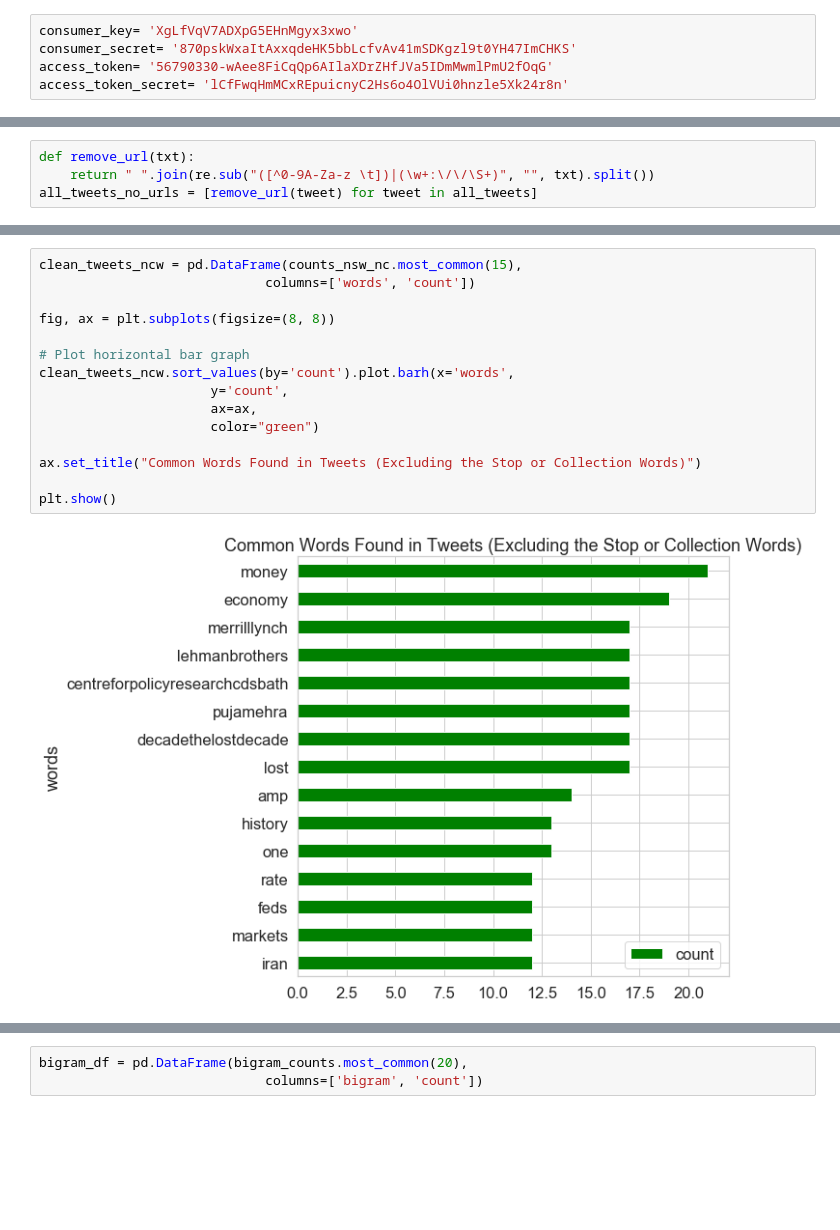
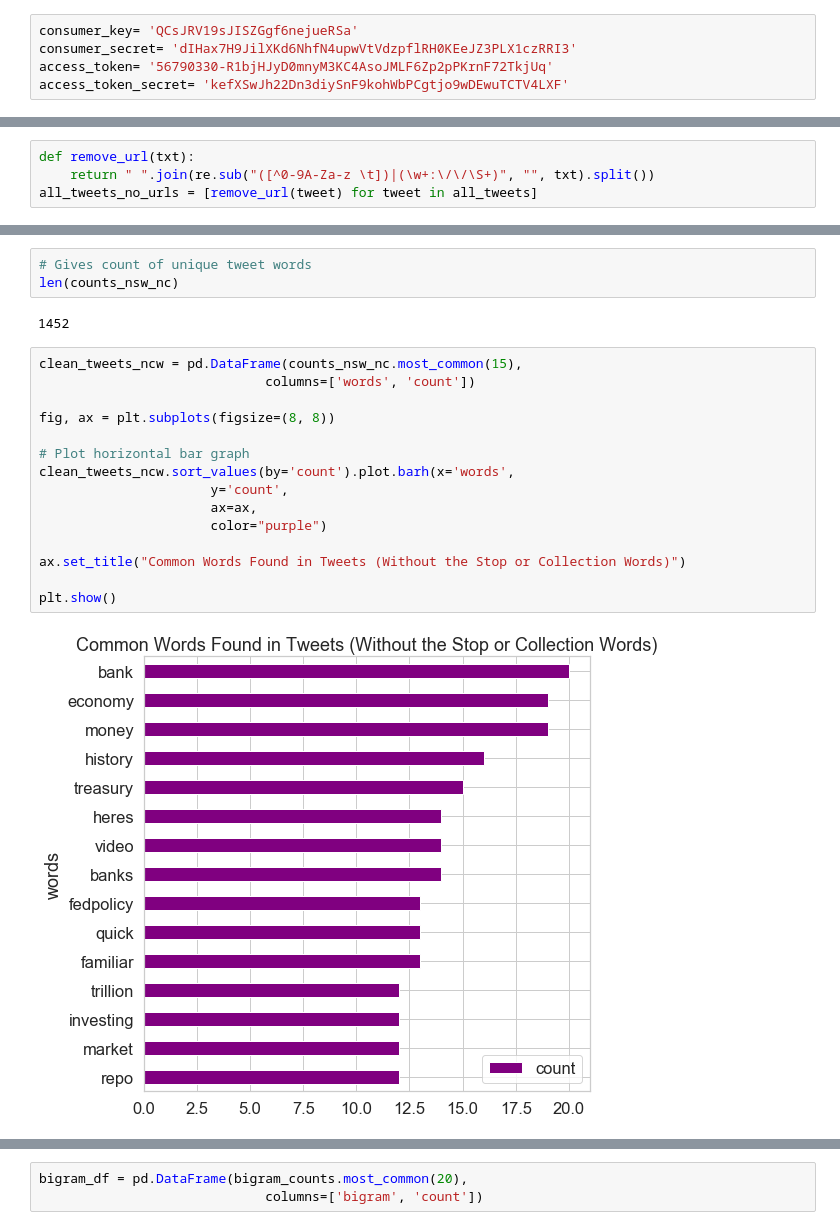
Before and after one commit to Cselliott/Final_Project, a Jupyter notebook: Twitter_analysis/Twitter Analysis with Bigram and Wordcloud.ipynb, the cells around one changed output, grey strips where cells are left out. Saved outputs shown, nothing was run; the diff lists cells and outputs as text; blank space fills up the shorter version.

```diff
--- a/Twitter_analysis/Twitter Analysis with Bigram and Wordcloud.ipynb
+++ b/Twitter_analysis/Twitter Analysis with Bigram and Wordcloud.ipynb
@@ -36,10 +29,10 @@ nltk.download('stopwords')
 [nltk_data]   Package stopwords is already up-to-date!
 True
 # %%
-consumer_key= 'XgLfVqV7ADXpG5EHnMgyx3xwo'
-consumer_secret= '870pskWxaItAxxqdeHK5bbLcfvAv41mSDKgzl9t0YH47ImCHKS'
-access_token= '56790330-wAee8FiCqQp6AIlaXDrZHfJVa5IDmMwmlPmU2fOqG'
-access_token_secret= 'lCfFwqHmMCxREpuicnyC2Hs6o4OlVUi0hnzle5Xk24r8n'
+consumer_key= 'QCsJRV19sJISZGgf6nejueRSa'
+consumer_secret= 'dIHax7H9JilXKd6NhfN4upwVtVdzpflRH0KEeJZ3PLX1czRRI3'
+access_token= '56790330-R1bjHJyD0mnyM3KC4AsoJMLF6Zp2pPKrnF72TkjUq'
+access_token_secret= 'kefXSwJh22Dn3diySnF9kohWbPCgtjo9wDEwuTCTV4LXF'
 # %%
 auth = tw.OAuthHandler(consumer_key, consumer_secret)
 auth.set_access_token(access_token, access_token_secret)
@@ -221,18 +174,23 @@ counts_nsw_nc.most_common(15)
+# %%
+# Gives count of unique tweet words
+len(counts_nsw_nc)
+# %% [output]
+1452
 # %%
 clean_tweets_ncw = pd.DataFrame(counts_nsw_nc.most_common(15),
                              columns=['words', 'count'])
 
 fig, ax = plt.subplots(figsize=(8, 8))
 
 # Plot horizontal bar graph
 clean_tweets_ncw.sort_values(by='count').plot.barh(x='words',
                       y='count',
                       ax=ax,
-                      color="green")
+                      color="purple")
 
-ax.set_title("Common Words Found in Tweets (Excluding the Stop or Collection Words)")
+ax.set_title("Common Words Found in Tweets (Without the Stop or Collection Words)")
 
 plt.show()
 # %% [output]
-[figure, old version]
+[figure, new version]
 # %%
```
Also changed, not shown: parts of 14 cells of this notebook, 2 other files.
